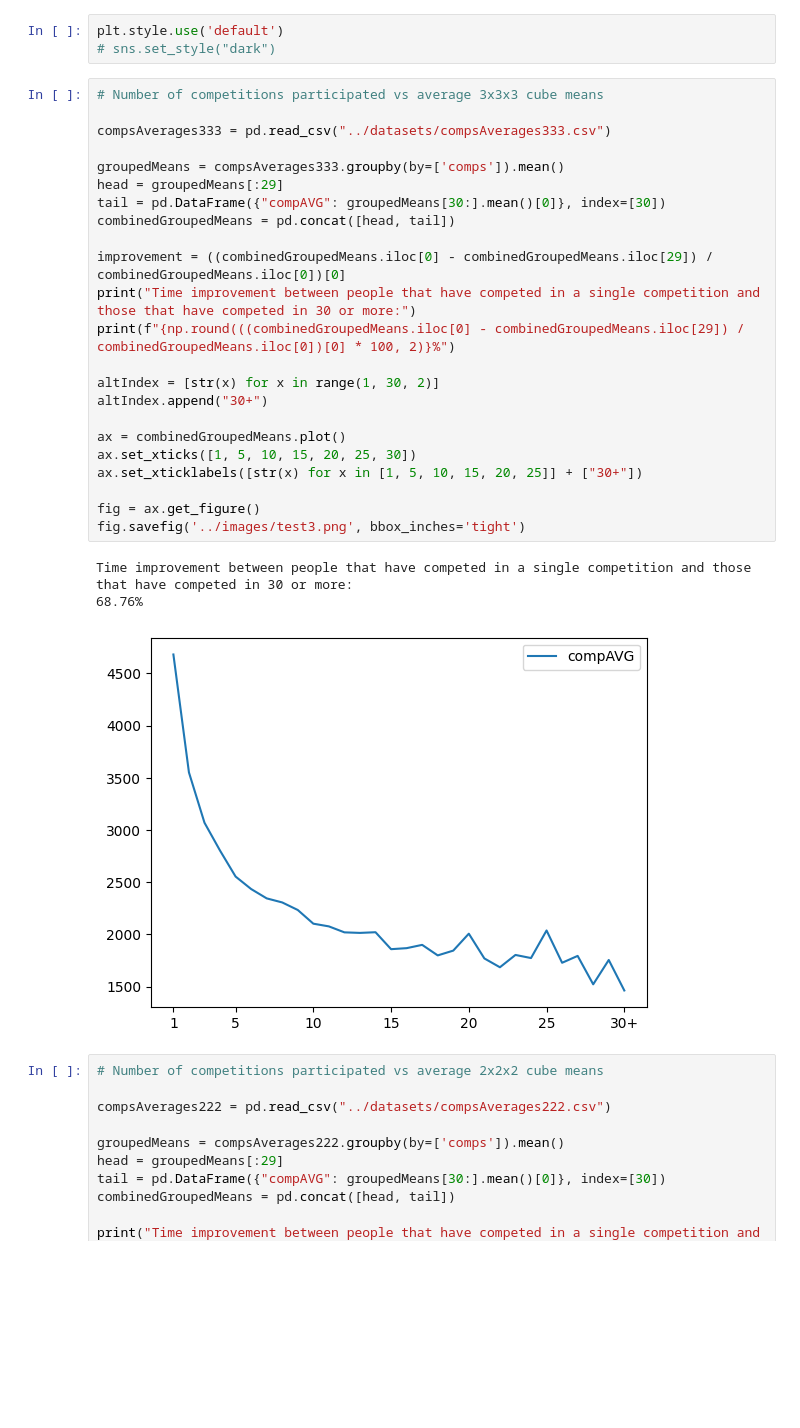
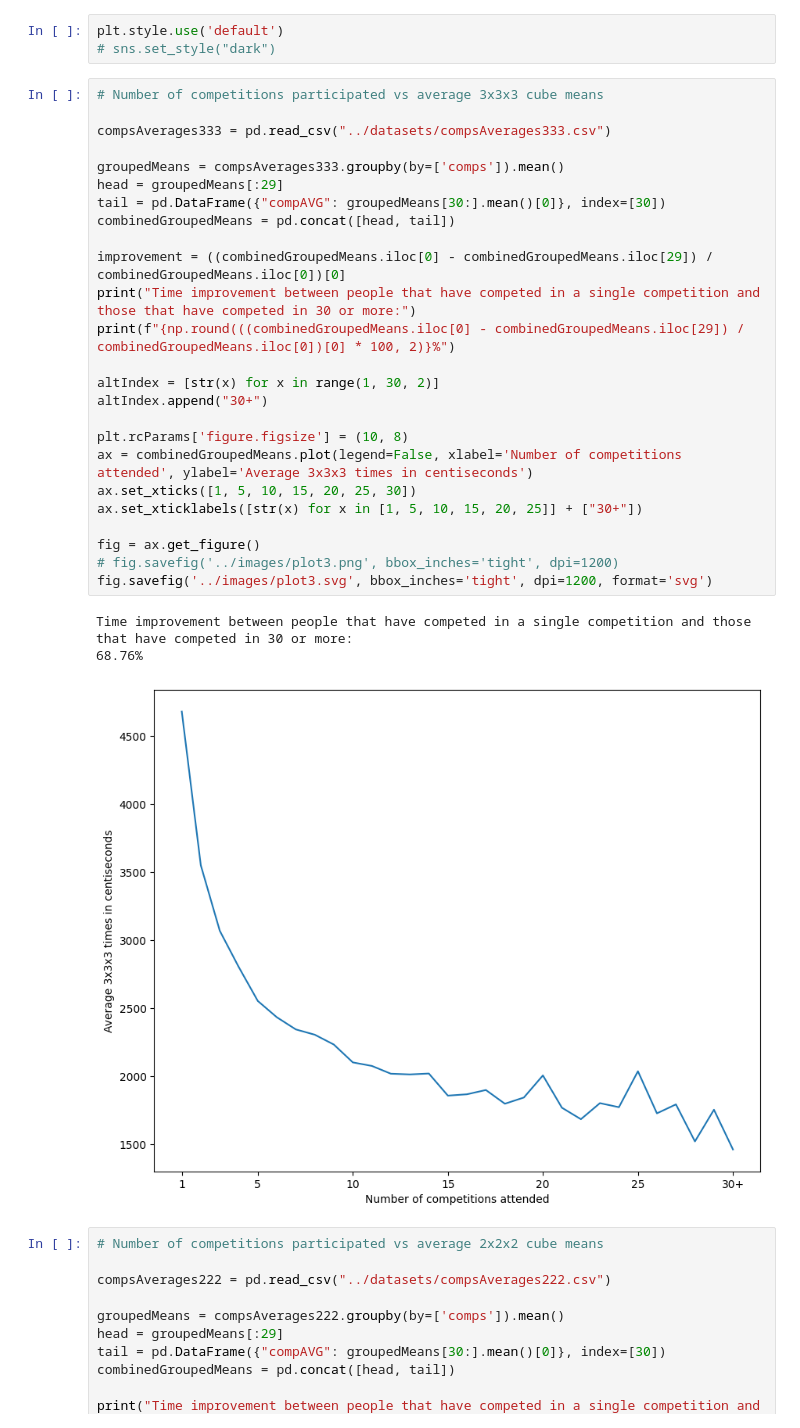
Before and after one commit to oskarkuuse/IDSproject, a Jupyter notebook: notebooks/performance.ipynb, the cells around one changed output. Drawn from its saved outputs; the diff is of its cells as text; blank space fills up the shorter version.

```diff
--- a/notebooks/performance.ipynb
+++ b/notebooks/performance.ipynb
@@ -9,30 +9,32 @@ plt.style.use('default')
 # %%
 # Number of competitions participated vs average 3x3x3 cube means
 
 compsAverages333 = pd.read_csv("../datasets/compsAverages333.csv")
 
 groupedMeans = compsAverages333.groupby(by=['comps']).mean()
 head = groupedMeans[:29]
 tail = pd.DataFrame({"compAVG": groupedMeans[30:].mean()[0]}, index=[30])
 combinedGroupedMeans = pd.concat([head, tail])
 
 improvement = ((combinedGroupedMeans.iloc[0] - combinedGroupedMeans.iloc[29]) / combinedGroupedMeans.iloc[0])[0]
 print("Time improvement between people that have competed in a single competition and those that have competed in 30 or more:")
 print(f"{np.round(((combinedGroupedMeans.iloc[0] - combinedGroupedMeans.iloc[29]) / combinedGroupedMeans.iloc[0])[0] * 100, 2)}%")
 
 altIndex = [str(x) for x in range(1, 30, 2)]
 altIndex.append("30+")
 
-ax = combinedGroupedMeans.plot()
+plt.rcParams['figure.figsize'] = (10, 8)
+ax = combinedGroupedMeans.plot(legend=False, xlabel='Number of competitions attended', ylabel='Average 3x3x3 times in centiseconds')
 ax.set_xticks([1, 5, 10, 15, 20, 25, 30])
 ax.set_xticklabels([str(x) for x in [1, 5, 10, 15, 20, 25]] + ["30+"])
 
 fig = ax.get_figure()
-fig.savefig('../images/test3.png', bbox_inches='tight')
+# fig.savefig('../images/plot3.png', bbox_inches='tight', dpi=1200)
+fig.savefig('../images/plot3.svg', bbox_inches='tight', dpi=1200, format='svg')
 # %% [output]
 Time improvement between people that have competed in a single competition and those that have competed in 30 or more:
 68.76%
-[figure, old version]
+[figure, new version]
 # %%
 # Number of competitions participated vs average 2x2x2 cube means
 
```
Also changed, not shown: parts of 2 cells of this notebook, 3 other files.
